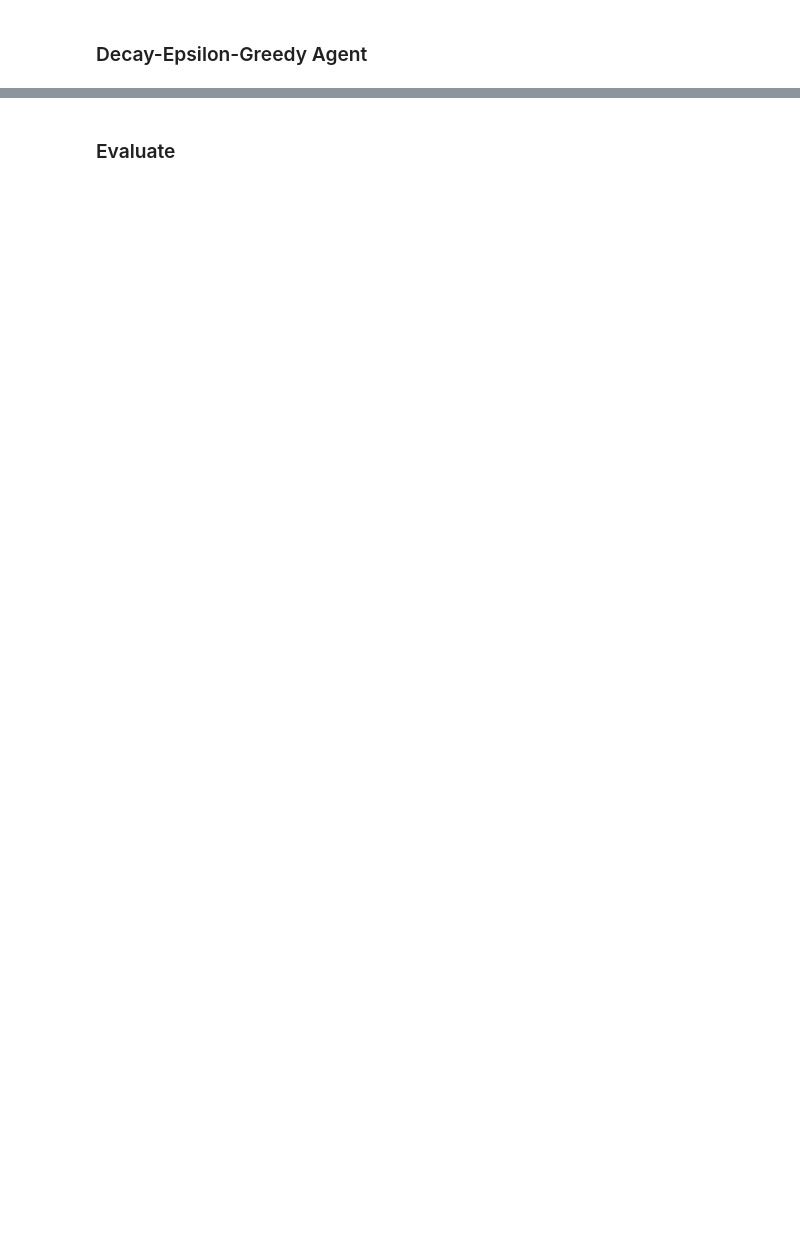
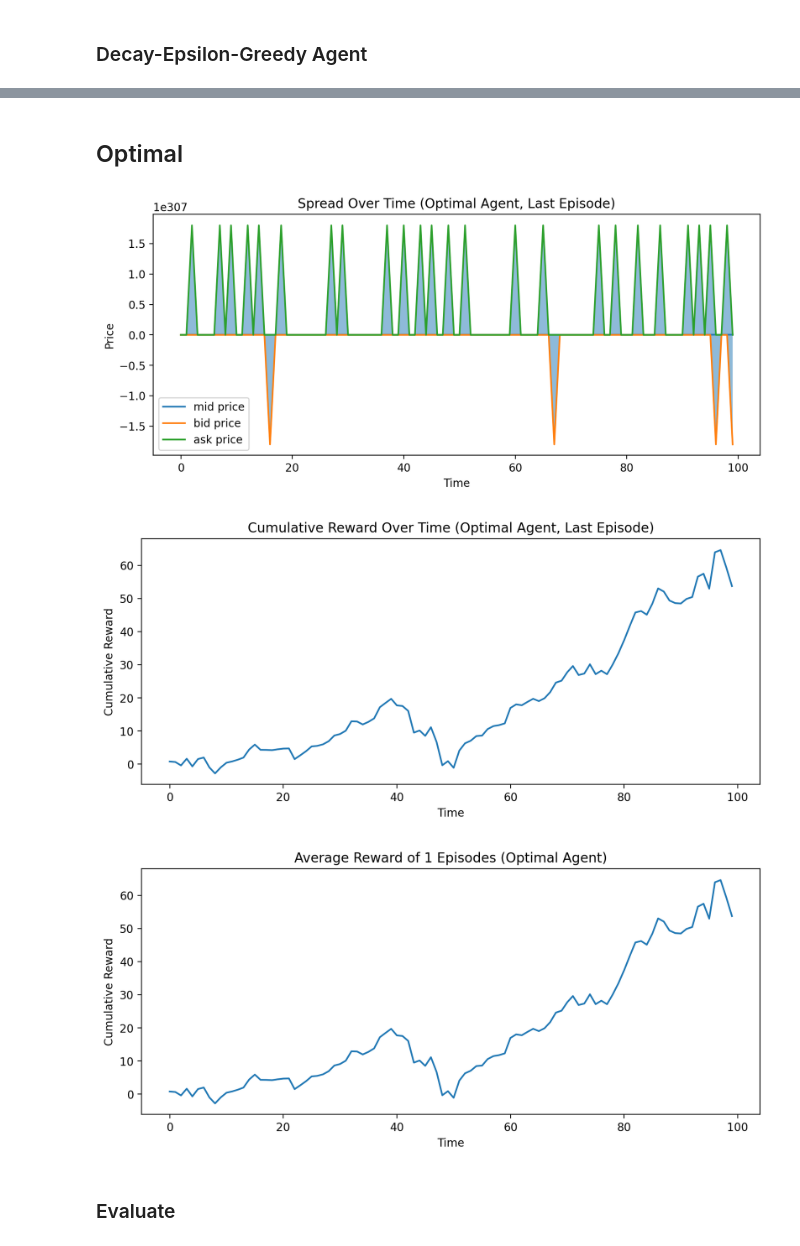
Before and after one commit to jaupimegi23/optimalMM, a Jupyter notebook: main.ipynb, the cells around one changed output, grey strips where cells are left out. Drawn from its saved outputs; the diff is of its cells as text; code cells hidden in the pictures; blank space fills up the shorter version.

Commit message:
add analytically optimal

```diff
--- a/main.ipynb
+++ b/main.ipynb
@@ -80,3 +80,15 @@ logs_deg, final_rewards_deg, average_rewards_deg = multiple_experiment(
+# %% [markdown]
+## Optimal
+# %%
+agent_optimal = OptimalAgent(env)
+# %%
+logs_opt, final_rewards_opt, average_rewards_opt = multiple_experiment(
+    agent_name='Optimal Agent', agent=agent_optimal, env=env, num_episodes=1,
+    show_each=False, show_last=True, show_average=True)
+# %% [output]
+[figure, added]
+[figure, added]
+[figure, added]
 # %% [markdown]
 ### Evaluate
 # %%
```
Also changed, not shown: parts of 9 cells of this notebook, 3 other files.
